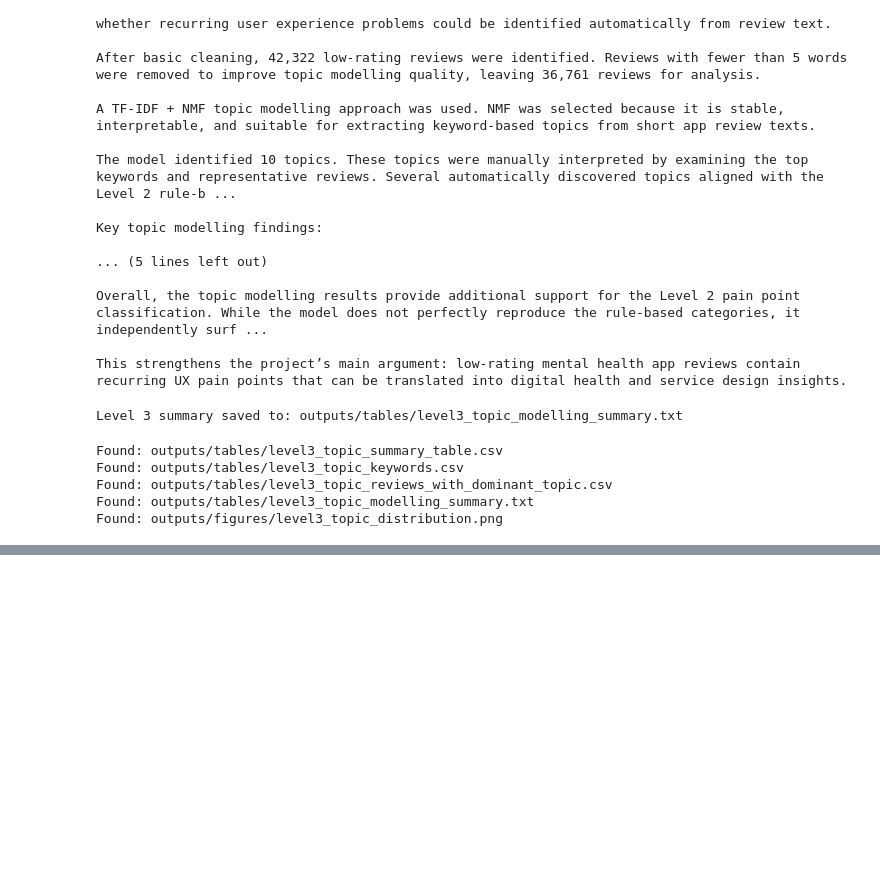
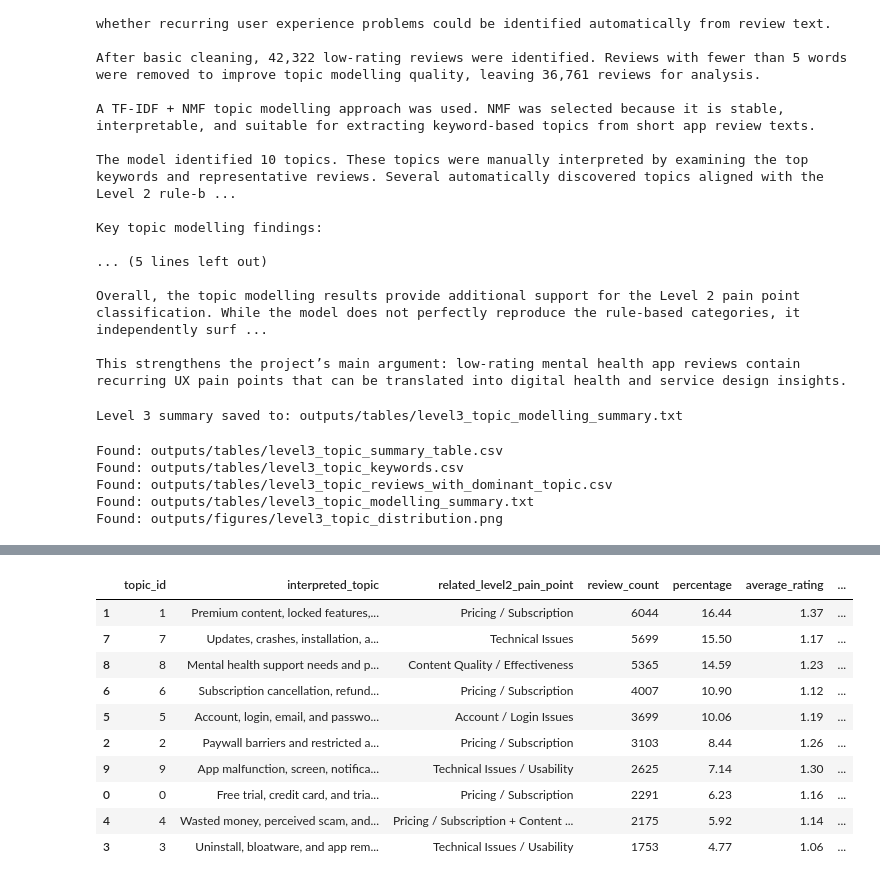
Before and after one commit to erxuanqi/mental-health-app-ux-analysis, a Jupyter notebook: notebooks/02_topic_modelling_level3.ipynb, the cells around one changed output, grey strips where cells are left out. Cells and saved outputs as stored; diff of their text form; code cells hidden in the pictures; blank space fills up the shorter version.

```diff
--- a/notebooks/02_topic_modelling_level3.ipynb
+++ b/notebooks/02_topic_modelling_level3.ipynb
@@ -773,0 +927,73 @@ Found: outputs/figures/level3_topic_distribution.png
+# %%
+# Create refined topic summary table
+
+refined_topic_counts = refined_topic_reviews["refined_dominant_topic"].value_counts().sort_index()
+
+refined_topic_summary_df = pd.DataFrame({
+    "topic_id": refined_topic_counts.index,
+    "review_count": refined_topic_counts.values
+})
+
+refined_topic_summary_df["percentage"] = (
+    refined_topic_summary_df["review_count"] / refined_topic_summary_df["review_count"].sum() * 100
+).round(2)
+
+# Add refined topic keywords
+refined_topic_summary_df = refined_topic_summary_df.merge(
+    refined_topic_keywords_df,
+    on="topic_id",
+    how="left"
+)
+
+# Add average rating by refined topic
+refined_avg_rating_by_topic = (
+    refined_topic_reviews
+    .groupby("refined_dominant_topic")["rating"]
+    .mean()
+    .round(2)
+)
+
+refined_topic_summary_df["average_rating"] = refined_topic_summary_df["topic_id"].map(
+    refined_avg_rating_by_topic
+)
+
+# Add manual interpretation and Level 2 mapping
+refined_topic_summary_df["interpreted_topic"] = refined_topic_summary_df["topic_id"].map(
+    refined_topic_labels
+)
+
+refined_topic_summary_df["related_level2_pain_point"] = refined_topic_summary_df["topic_id"].map(
+    refined_level2_mapping
+)
+
+# Reorder columns
+refined_topic_summary_df = refined_topic_summary_df[
+    [
+        "topic_id",
+        "interpreted_topic",
+        "related_level2_pain_point",
+        "review_count",
+        "percentage",
+        "average_rating",
+        "top_keywords"
+    ]
+]
+
+refined_topic_summary_df = refined_topic_summary_df.sort_values(
+    "review_count",
+    ascending=False
+)
+
+refined_topic_summary_df
+# %% [output]
+|  | topic_id | interpreted_topic | related_level2_pain_point | review_count | percentage | average_rating | ... |
+| 1 | 1 | Premium content, locked features,... | Pricing / Subscription | 6044 | 16.44 | 1.37 | ... |
+| 7 | 7 | Updates, crashes, installation, a... | Technical Issues | 5699 | 15.50 | 1.17 | ... |
+| 8 | 8 | Mental health support needs and p... | Content Quality / Effectiveness | 5365 | 14.59 | 1.23 | ... |
+| 6 | 6 | Subscription cancellation, refund... | Pricing / Subscription | 4007 | 10.90 | 1.12 | ... |
+| 5 | 5 | Account, login, email, and passwo... | Account / Login Issues | 3699 | 10.06 | 1.19 | ... |
+| 2 | 2 | Paywall barriers and restricted a... | Pricing / Subscription | 3103 | 8.44 | 1.26 | ... |
+| 9 | 9 | App malfunction, screen, notifica... | Technical Issues / Usability | 2625 | 7.14 | 1.30 | ... |
+| 0 | 0 | Free trial, credit card, and tria... | Pricing / Subscription | 2291 | 6.23 | 1.16 | ... |
+| 4 | 4 | Wasted money, perceived scam, and... | Pricing / Subscription + Content ... | 2175 | 5.92 | 1.14 | ... |
+| 3 | 3 | Uninstall, bloatware, and app rem... | Technical Issues / Usability | 1753 | 4.77 | 1.06 | ... |
```
Also changed, not shown: parts of 11 cells of this notebook.
